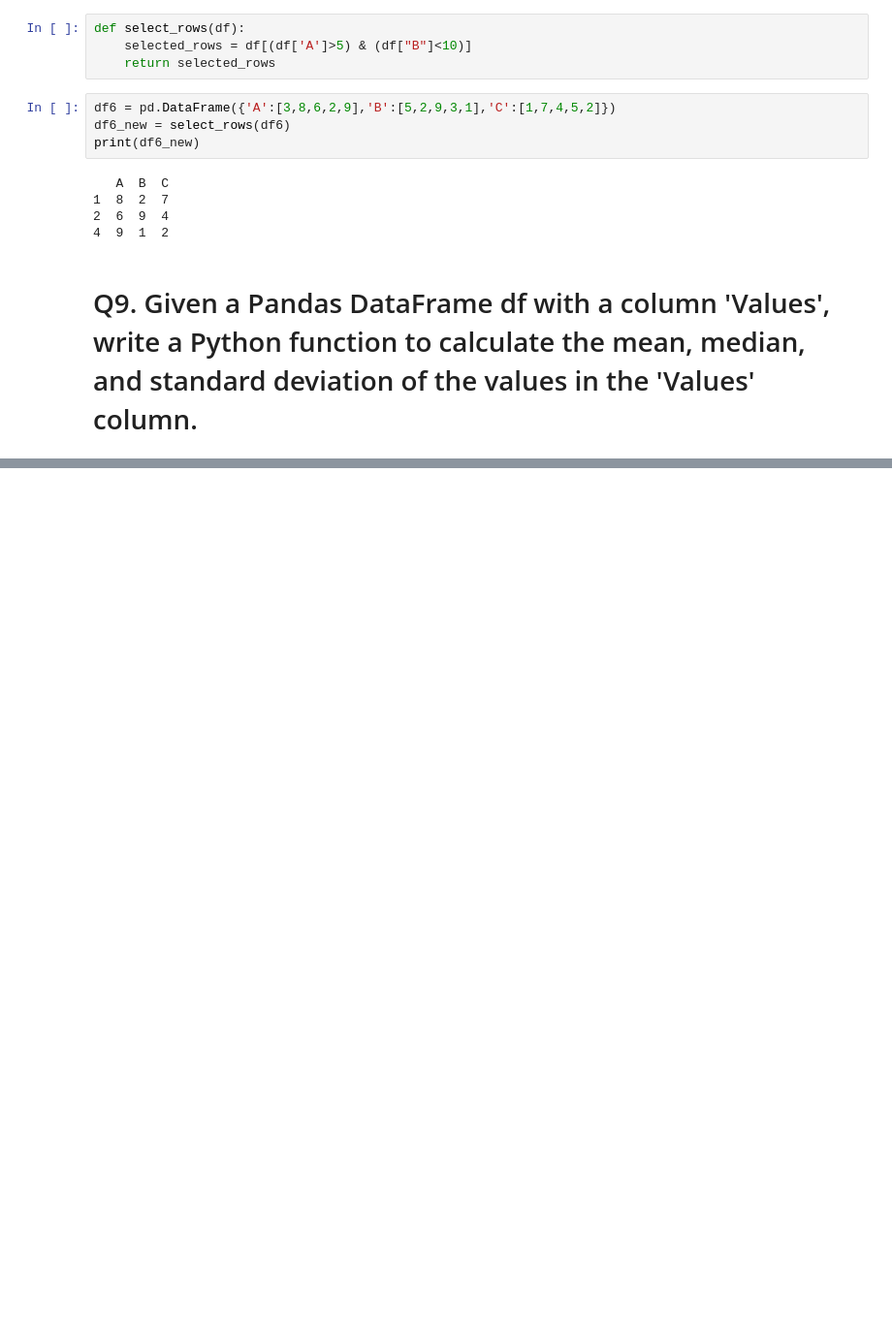
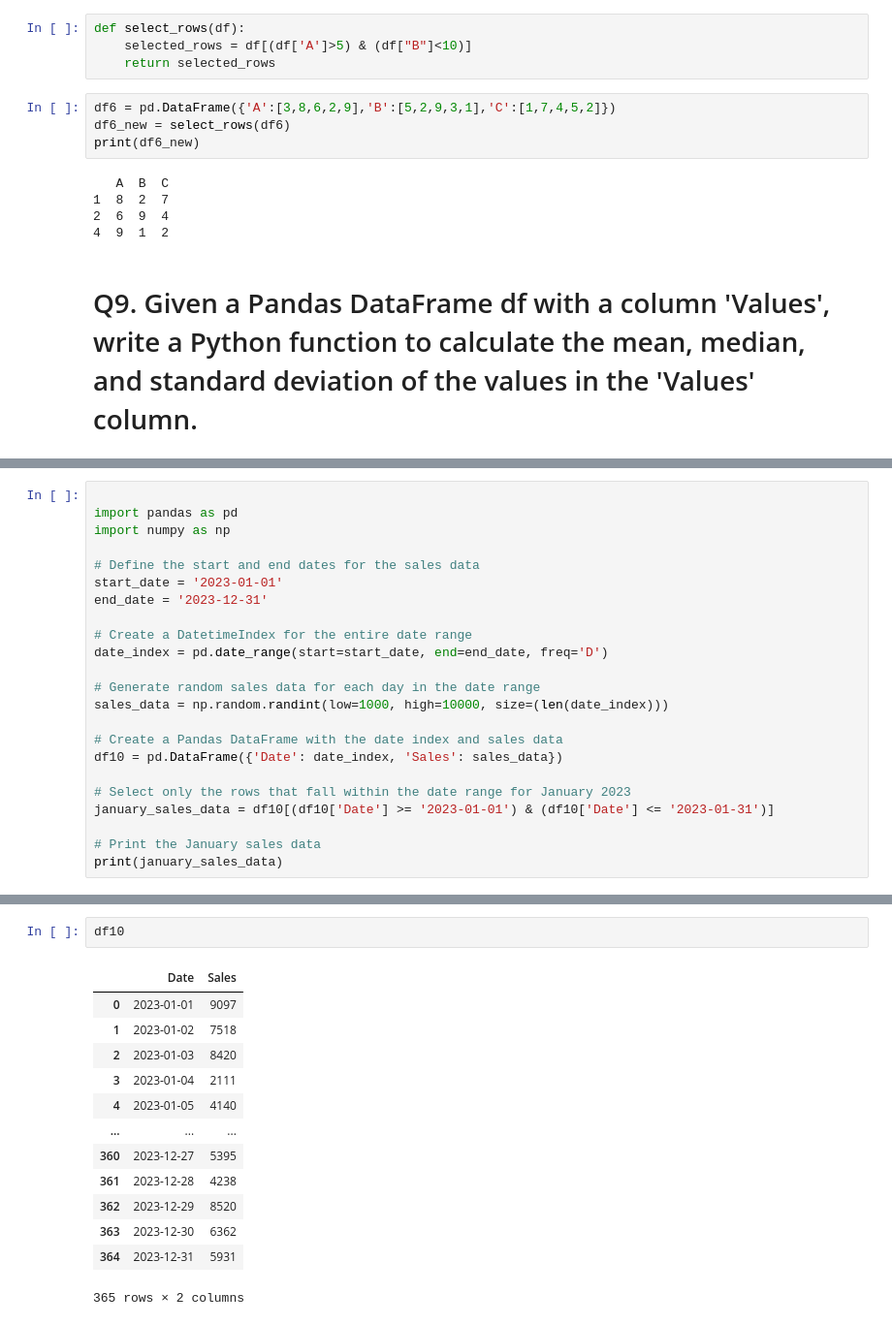
Before and after one commit to prashdev01/assignment, a Jupyter notebook: pandas/pandas_assignment.ipynb, the cells around one changed output, grey strips where cells are left out. Shown: that part at 97% size. Saved outputs shown, nothing was run; the diff lists cells and outputs as text; blank space fills up the shorter version.

```diff
--- a/pandas/pandas_assignment.ipynb
+++ b/pandas/pandas_assignment.ipynb
@@ -225,0 +317,23 @@ df = pd.read_csv("https://raw.githubusercontent.com/datasciencedojo/datasets/mas
+# %%
+
+import pandas as pd
+import numpy as np
+
+# Define the start and end dates for the sales data
+start_date = '2023-01-01'
+end_date = '2023-12-31'
+
+# Create a DatetimeIndex for the entire date range
+date_index = pd.date_range(start=start_date, end=end_date, freq='D')
+
+# Generate random sales data for each day in the date range
+sales_data = np.random.randint(low=1000, high=10000, size=(len(date_index)))
+
+# Create a Pandas DataFrame with the date index and sales data
+df10 = pd.DataFrame({'Date': date_index, 'Sales': sales_data})
+
+# Select only the rows that fall within the date range for January 2023
+january_sales_data = df10[(df10['Date'] >= '2023-01-01') & (df10['Date'] <= '2023-01-31')]
+
+# Print the January sales data
+print(january_sales_data)
@@ -225,0 +358,16 @@ df = pd.read_csv("https://raw.githubusercontent.com/datasciencedojo/datasets/mas
+# %%
+df10
+# %% [output]
+|  | Date | Sales |
+| 0 | 2023-01-01 | 9097 |
+| 1 | 2023-01-02 | 7518 |
+| 2 | 2023-01-03 | 8420 |
+| 3 | 2023-01-04 | 2111 |
+| 4 | 2023-01-05 | 4140 |
+| ... | ... | ... |
+| 360 | 2023-12-27 | 5395 |
+| 361 | 2023-12-28 | 4238 |
+| 362 | 2023-12-29 | 8520 |
+| 363 | 2023-12-30 | 6362 |
+| 364 | 2023-12-31 | 5931 |
+365 rows × 2 columns
```
Also changed, not shown: parts of 21 cells of this notebook.
